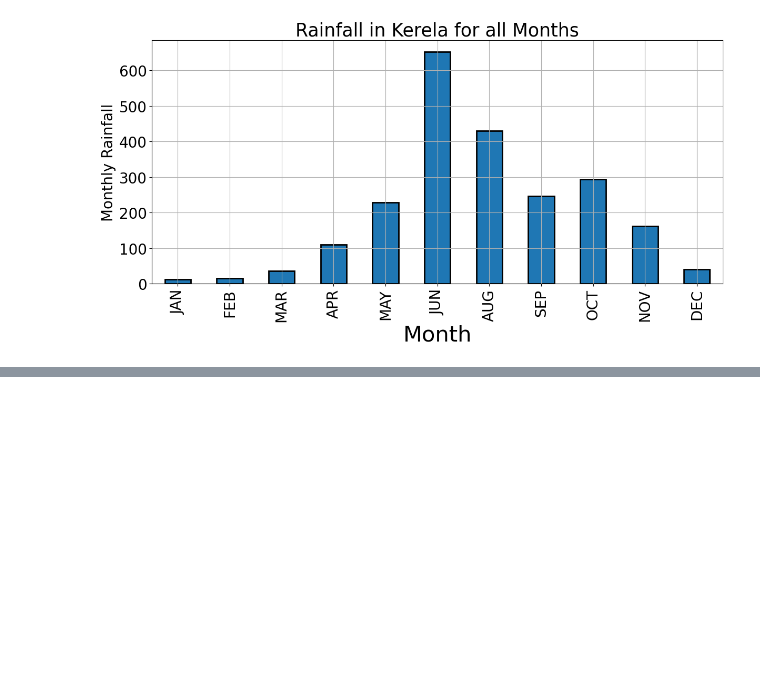
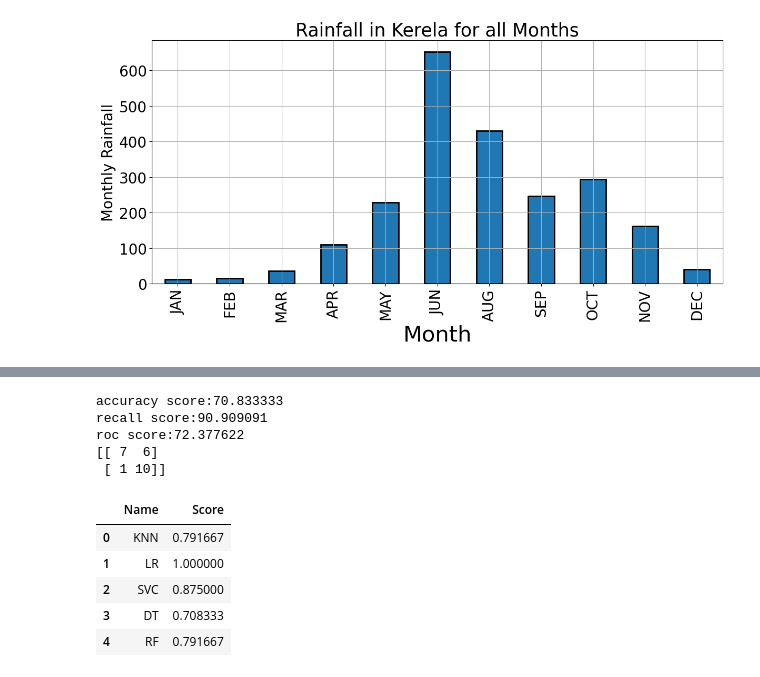
Before and after one commit to harshitbh92/flood_prediction, a Jupyter notebook: ML Flood Prection.ipynb, the cells around one changed output, grey strips where cells are left out. Saved outputs shown, nothing was run; the diff lists cells and outputs as text; code cells hidden in the pictures; blank space fills up the shorter version.

```diff
--- a/ML Flood Prection.ipynb
+++ b/ML Flood Prection.ipynb
@@ -199,0 +379,10 @@ plt.ioff()
+# %%
+x_train_std=minmax.fit_transform(x_train)         # fit the values in between 0 and 1.
+y_train_std=minmax.transform(x_test)
+
+from sklearn.model_selection import cross_val_score,cross_val_predict
+from sklearn.linear_model import LogisticRegression
+lr=LogisticRegression()
+lr.fit(x_train,y_train)
+lr_acc=cross_val_score(lr,x_train_std,y_train,cv=3,scoring='accuracy',n_jobs=-1)
+lr_proba=cross_val_predict(lr,x_train_std,y_train,cv=3,method='predict_proba')
@@ -199,0 +589,43 @@ plt.ioff()
+# %%
+from sklearn.metrics import accuracy_score,recall_score,roc_auc_score,confusion_matrix
+print("\naccuracy score:%f"%(accuracy_score(y_test,y_pred)*100))
+print("recall score:%f"%(recall_score(y_test,y_pred)*100))
+print("roc score:%f"%(roc_auc_score(y_test,y_pred)*100))
+print(confusion_matrix(y_test,y_pred))
+# %% [output]
+accuracy score:70.833333
+recall score:90.909091
+roc score:72.377622
+[[ 7  6]
+ [ 1 10]]
+# %%
+models= []
+from sklearn.neighbors import KNeighborsClassifier
+from sklearn.svm import SVC
+from sklearn.linear_model import LogisticRegression
+from sklearn.tree import DecisionTreeClassifier
+from sklearn.naive_bayes import GaussianNB
+from sklearn.ensemble import RandomForestClassifier
+from sklearn.ensemble import GradientBoostingClassifier
+models.append(('KNN', KNeighborsClassifier()))
+models.append(('LR', LogisticRegression()))
+models.append(('SVC', SVC()))
+models.append(('DT', DecisionTreeClassifier()))
+models.append(('RF', RandomForestClassifier()))
+
+names = []
+scores = []
+for name, model in models:
+    model.fit(x_train, y_train)
+    y_pred = model.predict(x_test)
+    scores.append(accuracy_score(y_test, y_pred))
+    names.append(name)
+tr_split = pd.DataFrame({'Name': names, 'Score': scores})
+tr_split
+# %% [output]
+|  | Name | Score |
+| 0 | KNN | 0.791667 |
+| 1 | LR | 1.000000 |
+| 2 | SVC | 0.875000 |
+| 3 | DT | 0.708333 |
+| 4 | RF | 0.791667 |
```
Also changed, not shown: parts of 39 cells of this notebook.
